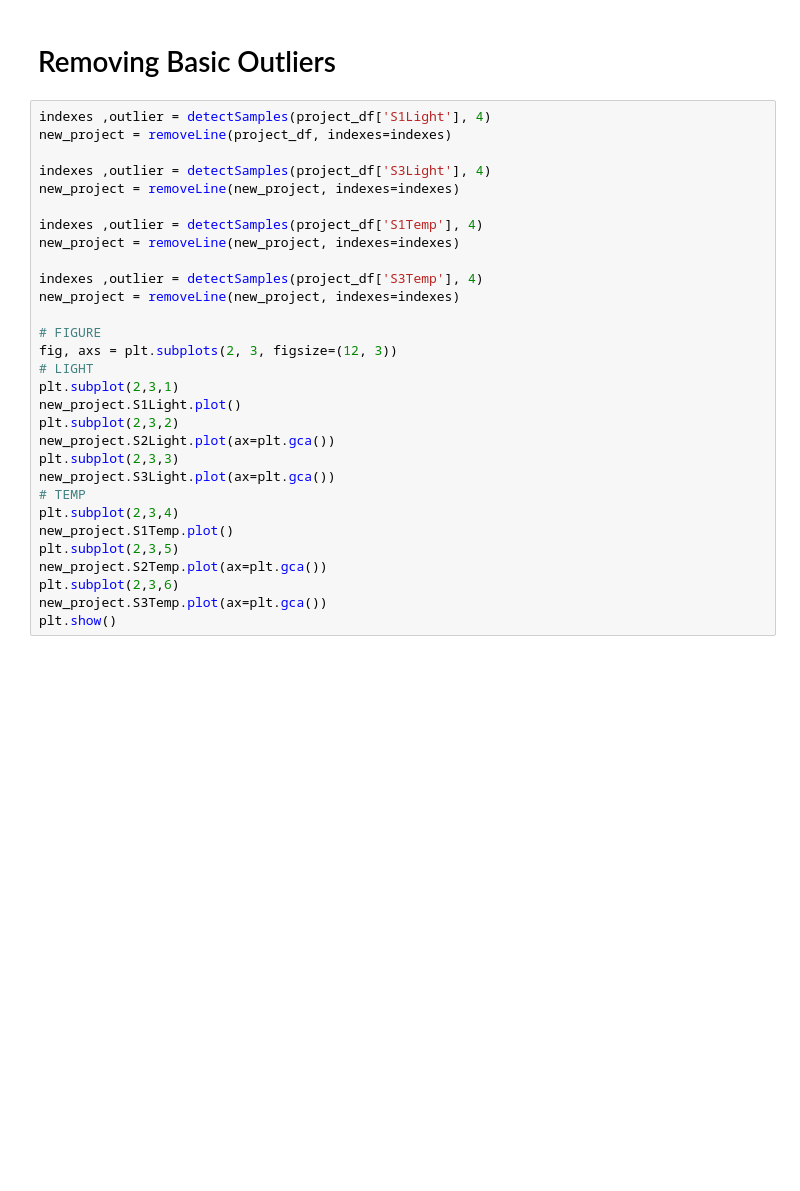
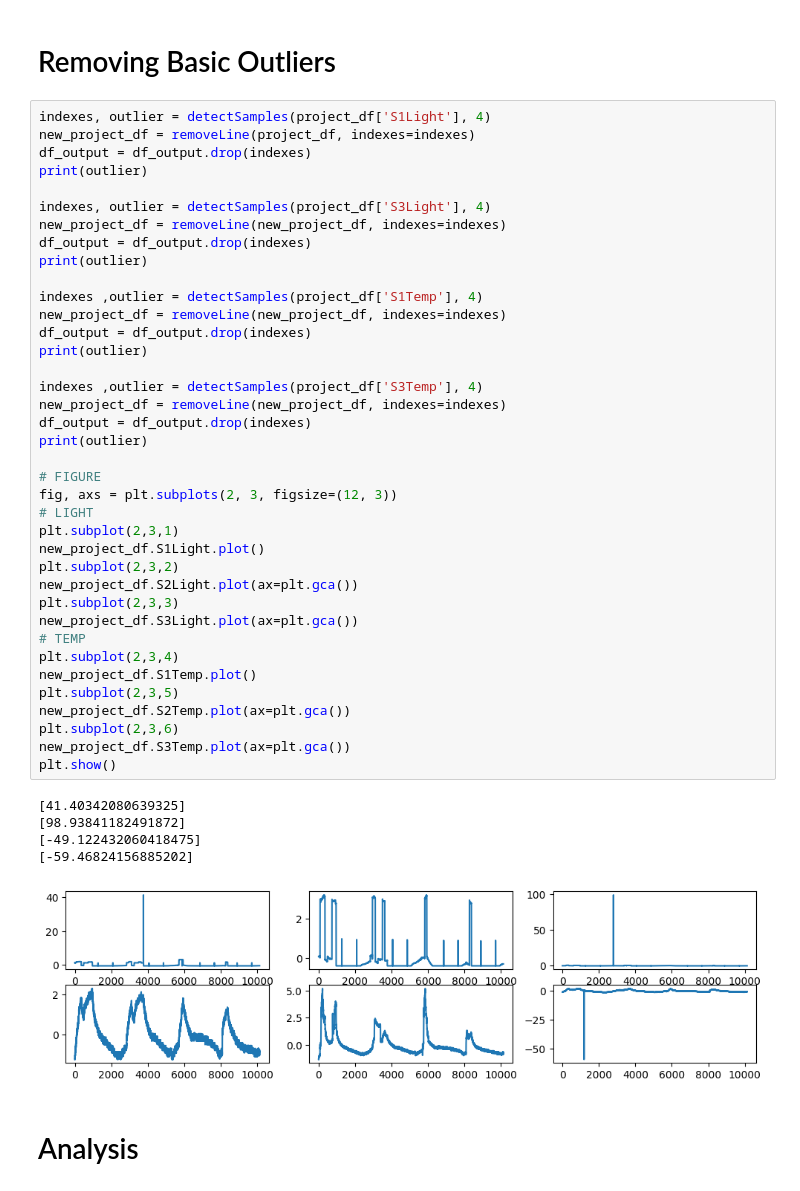
Before and after one commit to brunomcebola/CInt-Project, a Jupyter notebook: project.ipynb, the cells around one changed output. Drawn from its saved outputs; the diff is of its cells as text; blank space fills up the shorter version.

```diff
--- a/project.ipynb
+++ b/project.ipynb
@@ -91,32 +85,48 @@ plt.show()
 # %% [markdown]
 # Removing Basic Outliers
 # %%
-indexes ,outlier = detectSamples(project_df['S1Light'], 4)
-new_project = removeLine(project_df, indexes=indexes)
+indexes, outlier = detectSamples(project_df['S1Light'], 4)
+new_project_df = removeLine(project_df, indexes=indexes)
+df_output = df_output.drop(indexes)
+print(outlier)
 
-indexes ,outlier = detectSamples(project_df['S3Light'], 4)
-new_project = removeLine(new_project, indexes=indexes)
+indexes, outlier = detectSamples(project_df['S3Light'], 4)
+new_project_df = removeLine(new_project_df, indexes=indexes)
+df_output = df_output.drop(indexes)
+print(outlier)
 
 indexes ,outlier = detectSamples(project_df['S1Temp'], 4)
-new_project = removeLine(new_project, indexes=indexes)
+new_project_df = removeLine(new_project_df, indexes=indexes)
+df_output = df_output.drop(indexes)
+print(outlier)
 
 indexes ,outlier = detectSamples(project_df['S3Temp'], 4)
-new_project = removeLine(new_project, indexes=indexes)
+new_project_df = removeLine(new_project_df, indexes=indexes)
+df_output = df_output.drop(indexes)
+print(outlier)
 
 # FIGURE
 fig, axs = plt.subplots(2, 3, figsize=(12, 3))
 # LIGHT
 plt.subplot(2,3,1)
-new_project.S1Light.plot()
+new_project_df.S1Light.plot()
 plt.subplot(2,3,2)
-new_project.S2Light.plot(ax=plt.gca())
+new_project_df.S2Light.plot(ax=plt.gca())
 plt.subplot(2,3,3)
-new_project.S3Light.plot(ax=plt.gca())
+new_project_df.S3Light.plot(ax=plt.gca())
 # TEMP
 plt.subplot(2,3,4)
-new_project.S1Temp.plot()
+new_project_df.S1Temp.plot()
 plt.subplot(2,3,5)
-new_project.S2Temp.plot(ax=plt.gca())
+new_project_df.S2Temp.plot(ax=plt.gca())
 plt.subplot(2,3,6)
-new_project.S3Temp.plot(ax=plt.gca())
+new_project_df.S3Temp.plot(ax=plt.gca())
 plt.show()
+# %% [output]
+[41.40342080639325]
+[98.93841182491872]
+[-49.122432060418475]
+[-59.46824156885202]
+[figure, added]
+# %% [markdown]
+# Analysis
```
Also changed, not shown: parts of 13 cells of this notebook, 1 other file.
